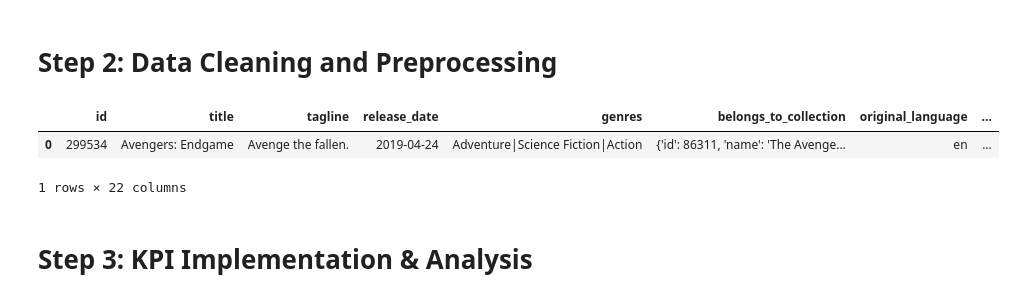
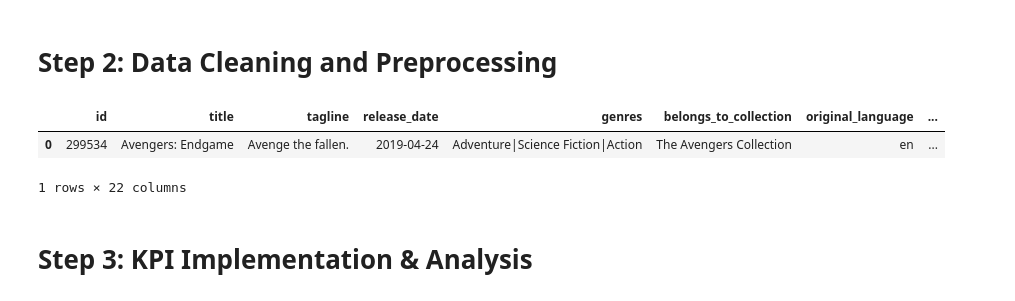
Before and after one commit to manaf-dev/tmdb-movie-data-analysis, a Jupyter notebook: notebooks/TMDB_Movie_Analysis.ipynb, the cells around one changed output. Cells and saved outputs as stored; diff of their text form; code cells hidden in the pictures.

```diff
--- a/notebooks/TMDB_Movie_Analysis.ipynb
+++ b/notebooks/TMDB_Movie_Analysis.ipynb
@@ -77,7 +77,7 @@ movies_df.drop(
 # print(movies_df.info())
 
 # Extract name from collection
-movies_df["collection_name"] = movies_df["belongs_to_collection"].apply(
+movies_df["belongs_to_collection"] = movies_df["belongs_to_collection"].apply(
     lambda x: x["name"] if isinstance(x, dict) and "name" in x else None
 )
 
@@ -101,12 +101,12 @@ movies_df["production_companies"] = movies_df["production_companies"].apply(
     lambda x: "|".join([company["name"] for company in x])
 )
 
-# Extract cast, director, and their sizes
+# Extract cast, directors, and their sizes
 movies_df["cast"] = movies_df["credits"].apply(
     lambda x: "|".join([member["name"] for member in x["cast"]])
 )
 movies_df["cast_size"] = movies_df["credits"].apply(lambda x: len(x["cast"]))
-movies_df["director"] = movies_df["credits"].apply(
+movies_df["directors"] = movies_df["credits"].apply(
     lambda x: "|".join(
         [member["name"] for member in x["crew"] if member["job"] == "Director"]
     )
@@ -154,35 +154,35 @@ movies_df.drop(columns=["status"], inplace=True)
 ordered_columns = [
     "id",
     "title",
     "tagline",
     "release_date",
     "genres",
     "belongs_to_collection",
     "original_language",
     "budget_musd",
     "revenue_musd",
     "production_companies",
     "production_countries",
     "vote_count",
     "vote_average",
     "popularity",
     "runtime",
     "overview",
     "spoken_languages",
     "poster_path",
     "cast",
     "cast_size",
-    "director",
+    "directors",
     "crew_size",
 ]
 
 movies_df = movies_df[ordered_columns]
 movies_df.reset_index(drop=True, inplace=True)
 movies_df.to_csv("cleaned_movies_data.csv", index=False)
 movies_df.head(1)
 # %% [output]
 |  | id | title | tagline | release_date | genres | belongs_to_collection | original_language | ... |
-| 0 | 299534 | Avengers: Endgame | Avenge the fallen. | 2019-04-24 | Adventure|Science Fiction|Action | {'id': 86311, 'name': 'The Avenge... | en | ... |
+| 0 | 299534 | Avengers: Endgame | Avenge the fallen. | 2019-04-24 | Adventure|Science Fiction|Action | The Avengers Collection | en | ... |
 1 rows × 22 columns
 # %% [markdown]
 # Step 3: KPI Implementation & Analysis
```
Also changed, not shown: parts of 6 cells of this notebook.
